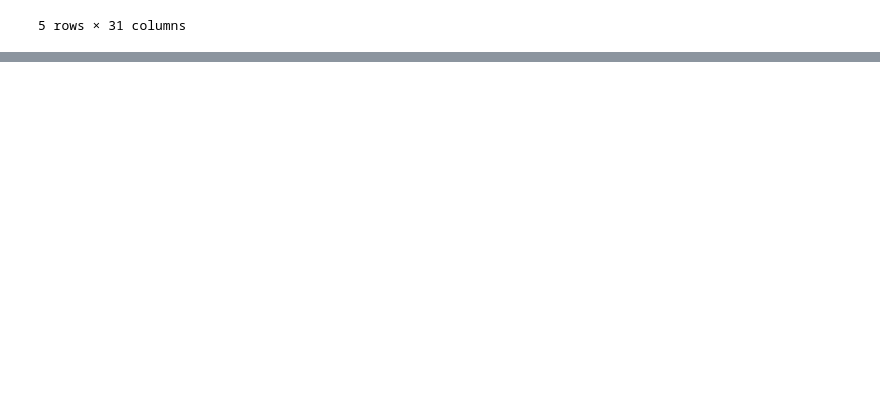
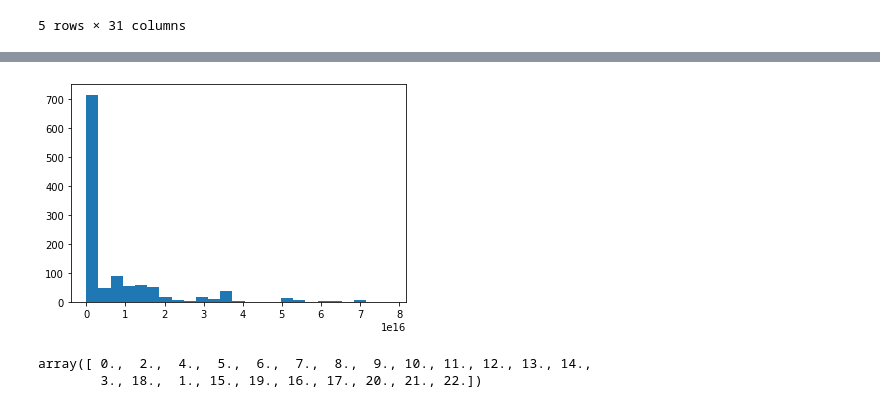
Before and after one commit to sekR4/pred_sale_01, a Jupyter notebook: simple_predictions.ipynb, the cells around one changed output, grey strips where cells are left out. Saved outputs shown, nothing was run; the diff lists cells and outputs as text; code cells hidden in the pictures; blank space fills up the shorter version.

```diff
--- a/simple_predictions.ipynb
+++ b/simple_predictions.ipynb
@@ -322,0 +442,11 @@ print(len(df_zoom),len(df.DATE_ID.unique()))
+# %%
+#checking qty/date_id for single product
+plt.hist(series,bins=25)
+plt.show()
+# %% [output]
+[figure, added]
+# %%
+df.ITEM_ID.unique()
+# %% [output]
+array([ 0.,  2.,  4.,  5.,  6.,  7.,  8.,  9., 10., 11., 12., 13., 14.,
+        3., 18.,  1., 15., 19., 16., 17., 20., 21., 22.])
```
Also changed, not shown: parts of 28 cells of this notebook.
